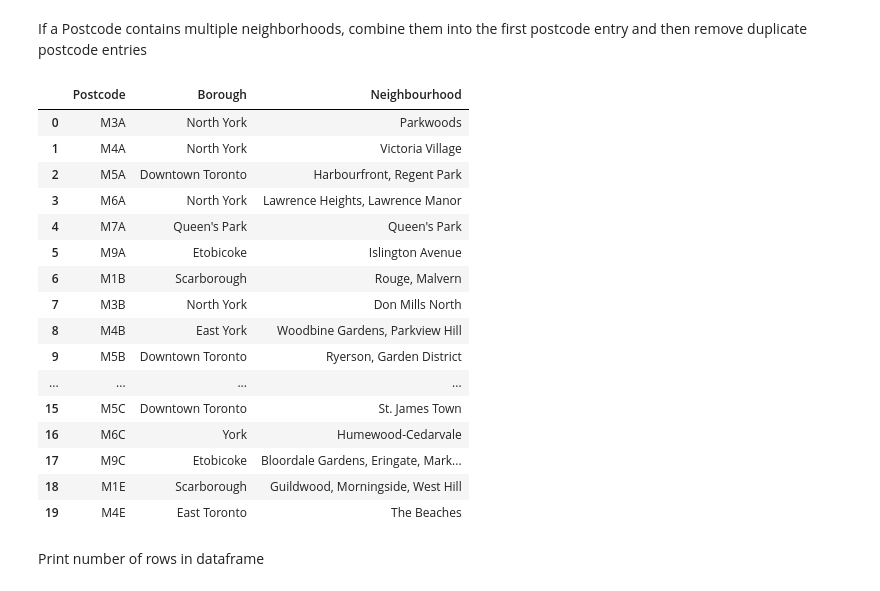
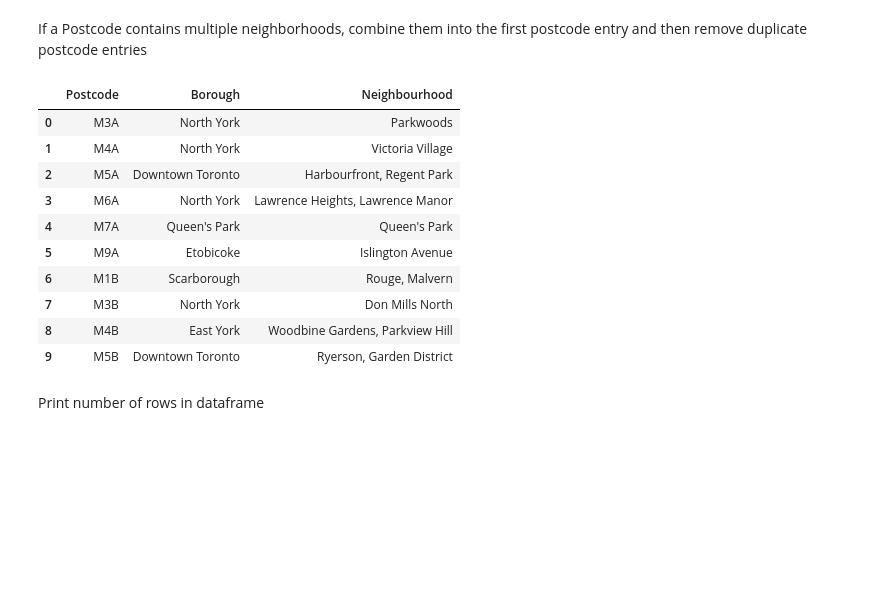
Before and after one commit to Banjoman0/Coursera_Capstone, a Jupyter notebook: Capstone_week3_2.ipynb, the cells around one changed output. Drawn from its saved outputs; the diff is of its cells as text; code cells hidden in the pictures; blank space fills up the shorter version.

```diff
--- a/Capstone_week3_2.ipynb
+++ b/Capstone_week3_2.ipynb
@@ -24,8 +24,7 @@ data1.head(10)
 Remove records where a Borough is not assigned to a Postcode:
 # %%
 data1.drop(index=data1.loc[data1['Borough']=='Not assigned'].index, inplace=True)  # remove postcodes not assigned
-data1.reset_index(inplace=True)  # reindex remaining entries
-data1.drop(columns='index', inplace=True)  # remove extra index column
+data1.reset_index(drop=True, inplace=True)  # reindex remaining entries
 data1.head(10)
 # %% [output]
 |  | Postcode | Borough | Neighbourhood |
@@ -62,34 +61,28 @@ If a Postcode contains multiple neighborhoods, combine them into the first postc
 # %%
 data1['Dupes']=data1.duplicated(subset='Postcode') #identify duplicate Postcodes
 
 for i in data1.index:
     if not data1.iloc[i,3]:  # if Dupes=False, advance, keeping track if it is first duplicate entry
         k=i
     else:
         data1.iloc[k,2]=data1.iloc[k,2]+', '+data1.iloc[i,2]  #if Dupes=True, append neighborhood indo first duplicate entry
 
 data1.drop(index=data1.loc[data1['Dupes']].index, inplace=True)  #remove the duplicate entries and reindex
-data1.reset_index(inplace=True)
-data1.drop(columns=['index','Dupes'], inplace=True)  #remove extra columns
-data1.head(20)
+data1.reset_index(drop=True, inplace=True)
+data1.drop(columns=['Dupes'], inplace=True)  #remove extra column
+data1.head(10)
 # %% [output]
 |  | Postcode | Borough | Neighbourhood |
 | 0 | M3A | North York | Parkwoods |
 | 1 | M4A | North York | Victoria Village |
 | 2 | M5A | Downtown Toronto | Harbourfront, Regent Park |
 | 3 | M6A | North York | Lawrence Heights, Lawrence Manor |
 | 4 | M7A | Queen's Park | Queen's Park |
 | 5 | M9A | Etobicoke | Islington Avenue |
 | 6 | M1B | Scarborough | Rouge, Malvern |
 | 7 | M3B | North York | Don Mills North |
 | 8 | M4B | East York | Woodbine Gardens, Parkview Hill |
 | 9 | M5B | Downtown Toronto | Ryerson, Garden District |
-| ... | ... | ... | ... |
-| 15 | M5C | Downtown Toronto | St. James Town |
-| 16 | M6C | York | Humewood-Cedarvale |
-| 17 | M9C | Etobicoke | Bloordale Gardens, Eringate, Mark... |
-| 18 | M1E | Scarborough | Guildwood, Morningside, West Hill |
-| 19 | M4E | East Toronto | The Beaches |
 # %% [markdown]
 Print number of rows in dataframe
 # %%
```
Also changed, not shown: parts of 1 cell of this notebook.
